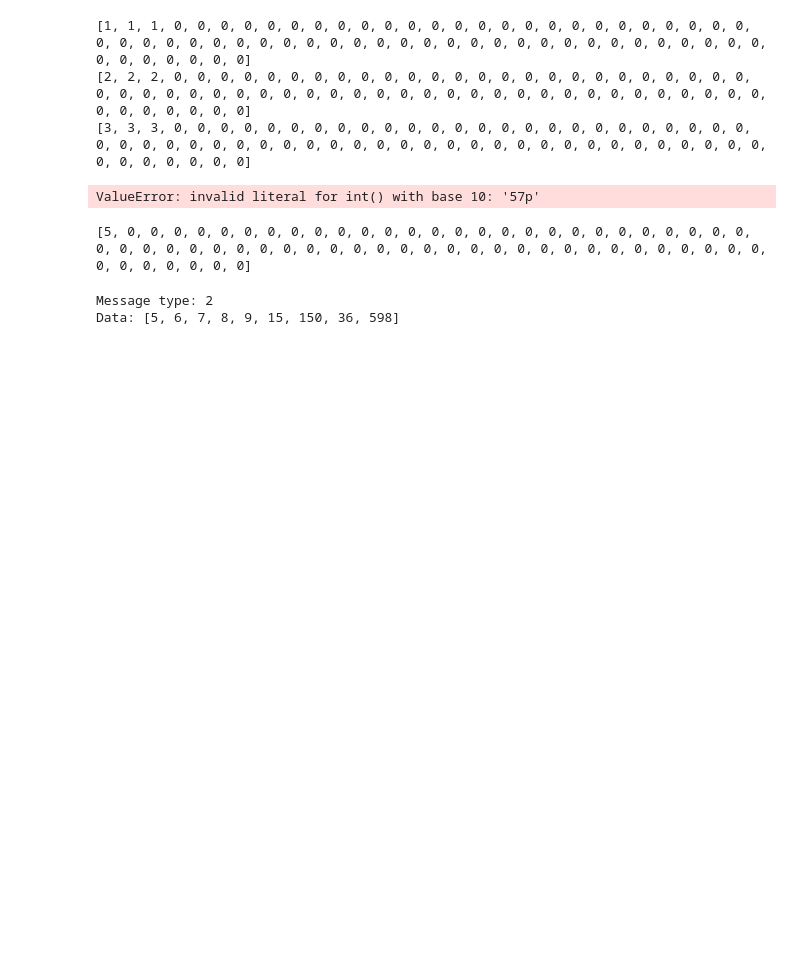
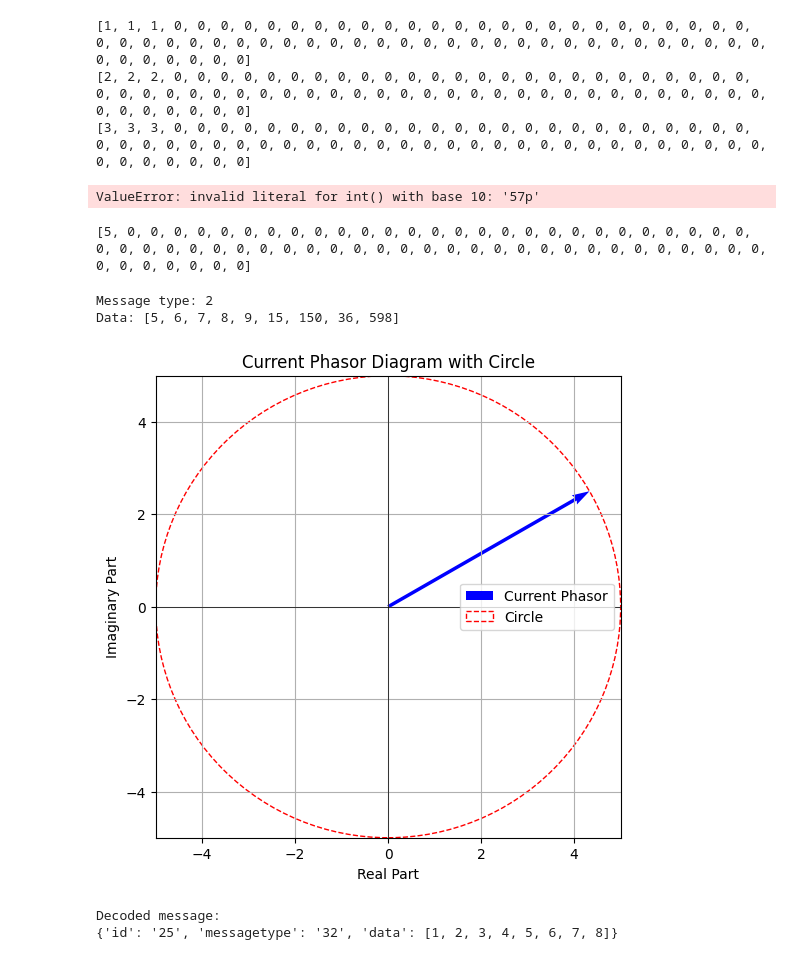
Before and after one commit to Lucas-Almeida-M/TCP_Server_Python, a Jupyter notebook: testepy.ipynb, the cells around one changed output. Saved outputs shown, nothing was run; the diff lists cells and outputs as text; code cells hidden in the pictures; blank space fills up the shorter version.

```diff
--- a/testepy.ipynb
+++ b/testepy.ipynb
@@ -151,3 +151,76 @@ Data: [5, 6, 7, 8, 9, 15, 150, 36, 598]
 # %%
 teste = [0]*8
 teste[1] = 0
+# %%
+import matplotlib.pyplot as plt
+import numpy as np
+
+# Assuming you have the current magnitude (I) and phase angle (theta) in polar coordinates
+I = 5  # Magnitude of current
+theta = 30  # Phase angle in degrees
+
+# Convert the phase angle to radians
+theta_rad = np.radians(theta)
+
+# Convert polar coordinates to rectangular coordinates
+real_part = I * np.cos(theta_rad)
+imaginary_part = I * np.sin(theta_rad)
+
+# Create a complex number representing the current phasor
+current_phasor = complex(real_part, imaginary_part)
+
+# Plot the current phasor
+plt.figure(figsize=(6, 6))
+plt.axhline(0, color='black', linewidth=0.5)
+plt.axvline(0, color='black', linewidth=0.5)
+plt.quiver(0, 0, real_part, imaginary_part, angles='xy', scale_units='xy', scale=1, color='blue', label='Current Phasor')
+
+# Plot a circle around the current phasor
+circle = plt.Circle((0, 0), I, color='red', fill=False, linestyle='dashed', label='Circle')
+plt.gca().add_patch(circle)
+
+plt.xlim(-I, I)
+plt.ylim(-I, I)
+plt.xlabel('Real Part')
+plt.ylabel('Imaginary Part')
+plt.title('Current Phasor Diagram with Circle')
+plt.grid(True)
+plt.legend()
+plt.show()
+# %% [output]
+[figure, added]
+# %%
+import re
+
+def decode_message_re(message):
+    """Decodes a message based on the specified format using regular expressions.
+
+    Args:
+        message: The encoded message to decode.
+
+    Returns:
+        A dictionary containing the decoded message components, or None if the message is invalid.
+    """
+
+    match = re.search(r"@#([^\$]*)#\$([^\$]*)\$&(.*)&!", message)
+
+    if match:
+        id = match.group(1)  # Extract ID from first group
+        messagetype = match.group(2)  # Extract messagetype from second group
+        data = [int(s) for s in (match.group(3).split("&"))]   # Extract data elements
+        return {"id": id, "messagetype": messagetype, "data": data}
+    else:
+        return None  # Invalid message format
+
+# Example usage
+message = "@#25#$32$&1&2&3&4&5&6&7&8&!"
+decoded_message = decode_message_re(message)
+
+if decoded_message:
+    print("Decoded message:")
+    print(decoded_message)
+else:
+    print("Invalid message format")
+# %% [output]
+Decoded message:
+{'id': '25', 'messagetype': '32', 'data': [1, 2, 3, 4, 5, 6, 7, 8]}
```
Also changed, not shown: 3 other files.
